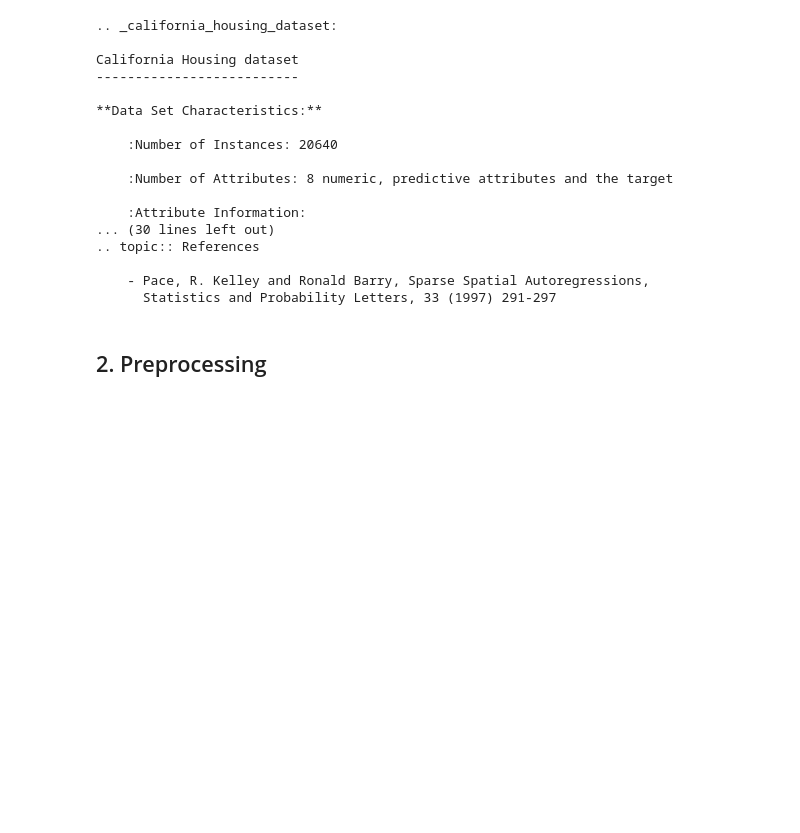
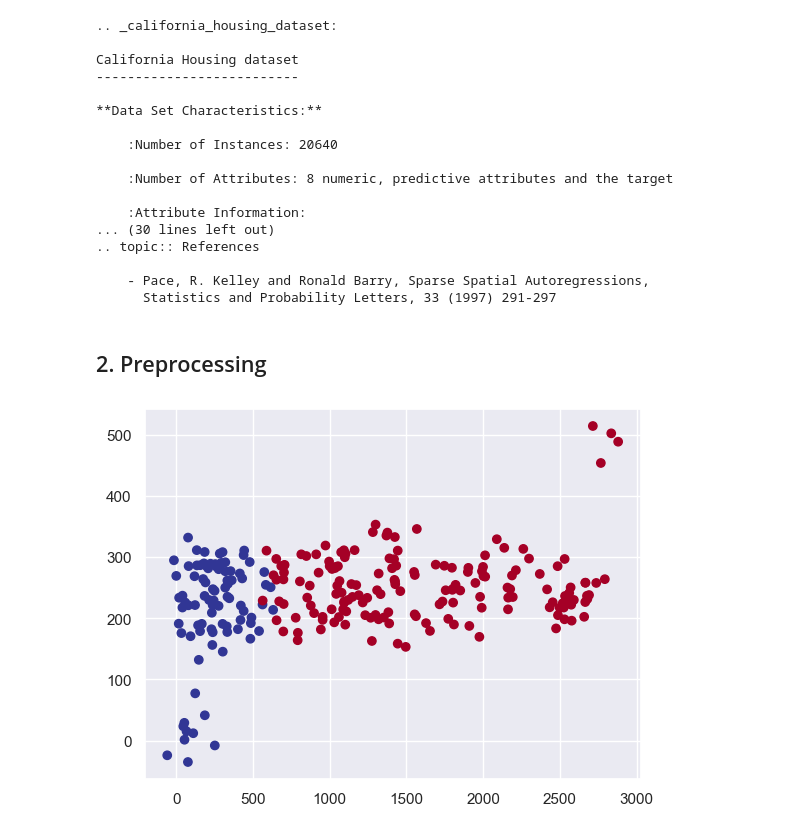
Before and after one commit to yoichiojima/personal-project, a Jupyter notebook: notebook/scikit-learn/scikit-learn-2.ipynb, the cells around one changed output. Saved outputs shown, nothing was run; the diff lists cells and outputs as text; code cells hidden in the pictures; blank space fills up the shorter version.

```diff
--- a/notebook/scikit-learn/scikit-learn-2.ipynb
+++ b/notebook/scikit-learn/scikit-learn-2.ipynb
@@ -126 +127,16 @@ import seaborn as sns
 sns.set()
+# %%
+# load dataset
+df = pd.read_csv('data/preprocessing/drawndata1.csv')
+X = df[['x', 'y']]
+y = df['z'] == 'a'
+
+# plot
+plt.scatter(
+    X['x'], X['y'],
+    c = y,
+    cmap = 'RdYlBu'
+)
+plt.show()
+# %% [output]
+[figure, added]
```
Also changed, not shown: parts of 2 cells of this notebook, 2 other files.
